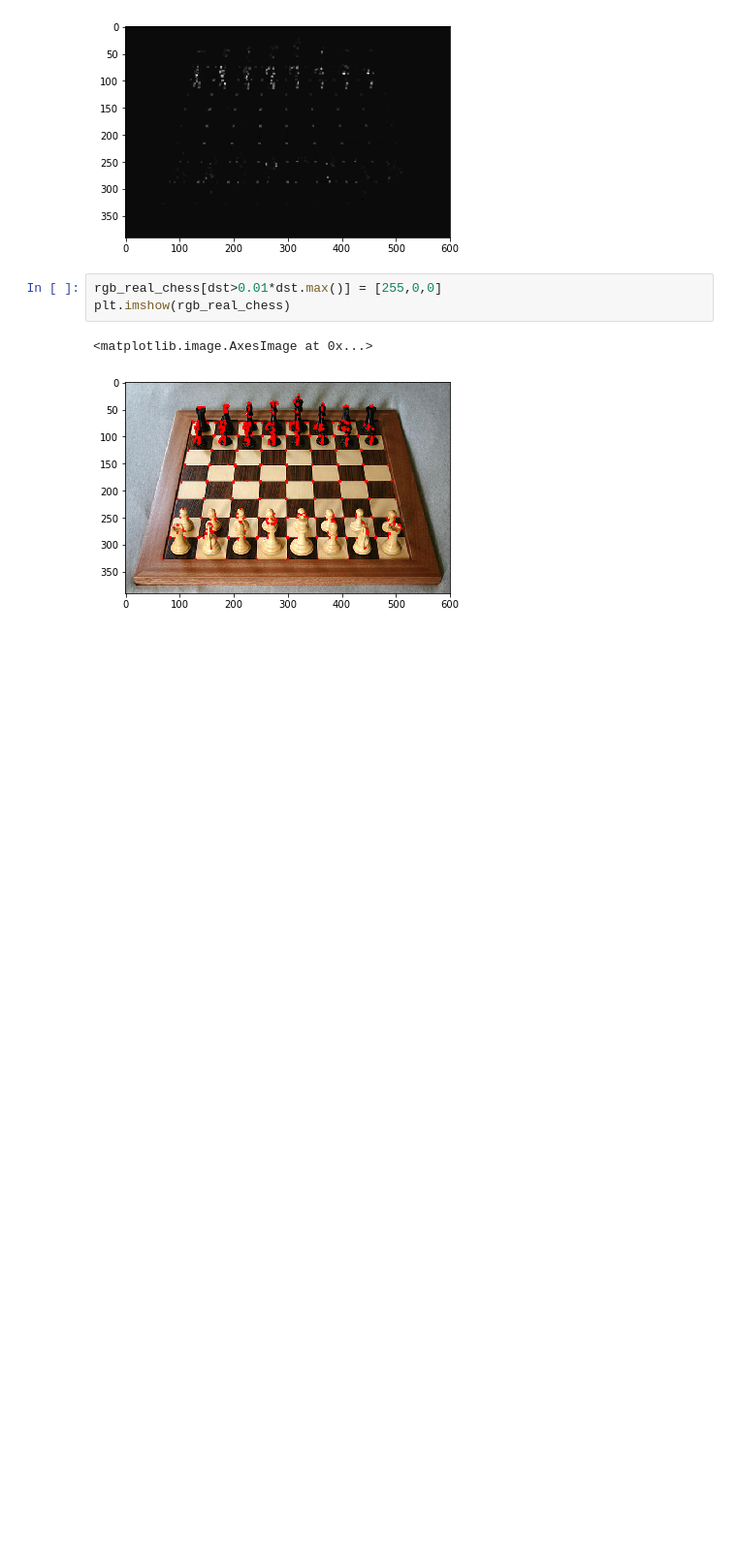
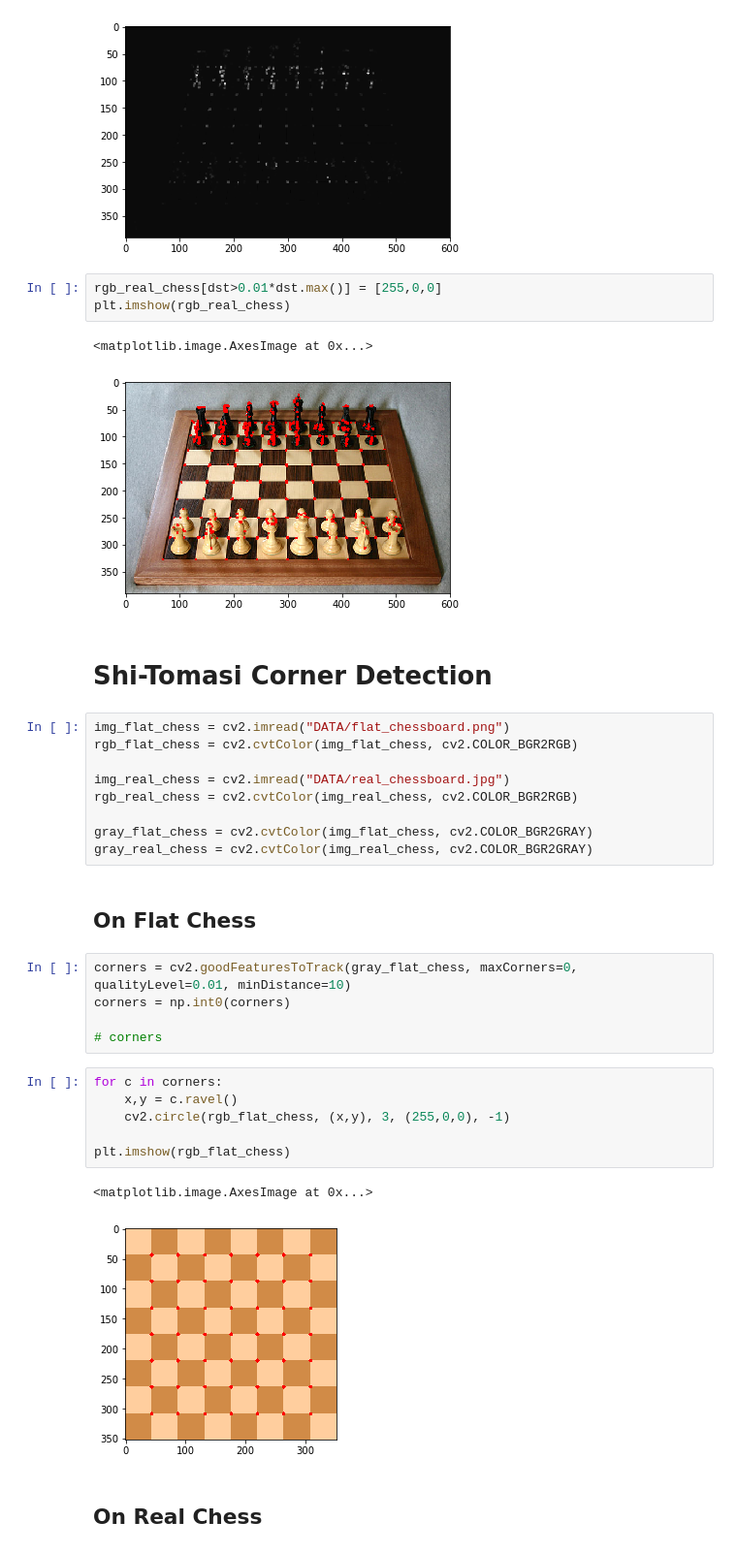
Before and after one commit to Nobobi-Hasan/Computer-Vision, a Jupyter notebook: 18_Corner Detection.ipynb, the cells around one changed output. Shown at 97% size. Saved outputs shown, nothing was run; the diff lists cells and outputs as text; blank space fills up the shorter version.

```diff
--- a/18_Corner Detection.ipynb
+++ b/18_Corner Detection.ipynb
@@ -89,3 +89,32 @@ plt.imshow(rgb_real_chess)
 # %% [output]
 <matplotlib.image.AxesImage at 0x...>
 [figure]
+# %% [markdown]
+# Shi-Tomasi Corner Detection
+# %%
+img_flat_chess = cv2.imread("DATA/flat_chessboard.png")
+rgb_flat_chess = cv2.cvtColor(img_flat_chess, cv2.COLOR_BGR2RGB)
+
+img_real_chess = cv2.imread("DATA/real_chessboard.jpg")
+rgb_real_chess = cv2.cvtColor(img_real_chess, cv2.COLOR_BGR2RGB)
+
+gray_flat_chess = cv2.cvtColor(img_flat_chess, cv2.COLOR_BGR2GRAY)
+gray_real_chess = cv2.cvtColor(img_real_chess, cv2.COLOR_BGR2GRAY)
+# %% [markdown]
+## On Flat Chess
+# %%
+corners = cv2.goodFeaturesToTrack(gray_flat_chess, maxCorners=0, qualityLevel=0.01, minDistance=10)
+corners = np.int0(corners)
+
+# corners
+# %%
+for c in corners:
+    x,y = c.ravel()
+    cv2.circle(rgb_flat_chess, (x,y), 3, (255,0,0), -1)
+
+plt.imshow(rgb_flat_chess)
+# %% [output]
+<matplotlib.image.AxesImage at 0x...>
+[figure, added]
+# %% [markdown]
+## On Real Chess
```
Also changed, not shown: parts of 2 cells of this notebook.
